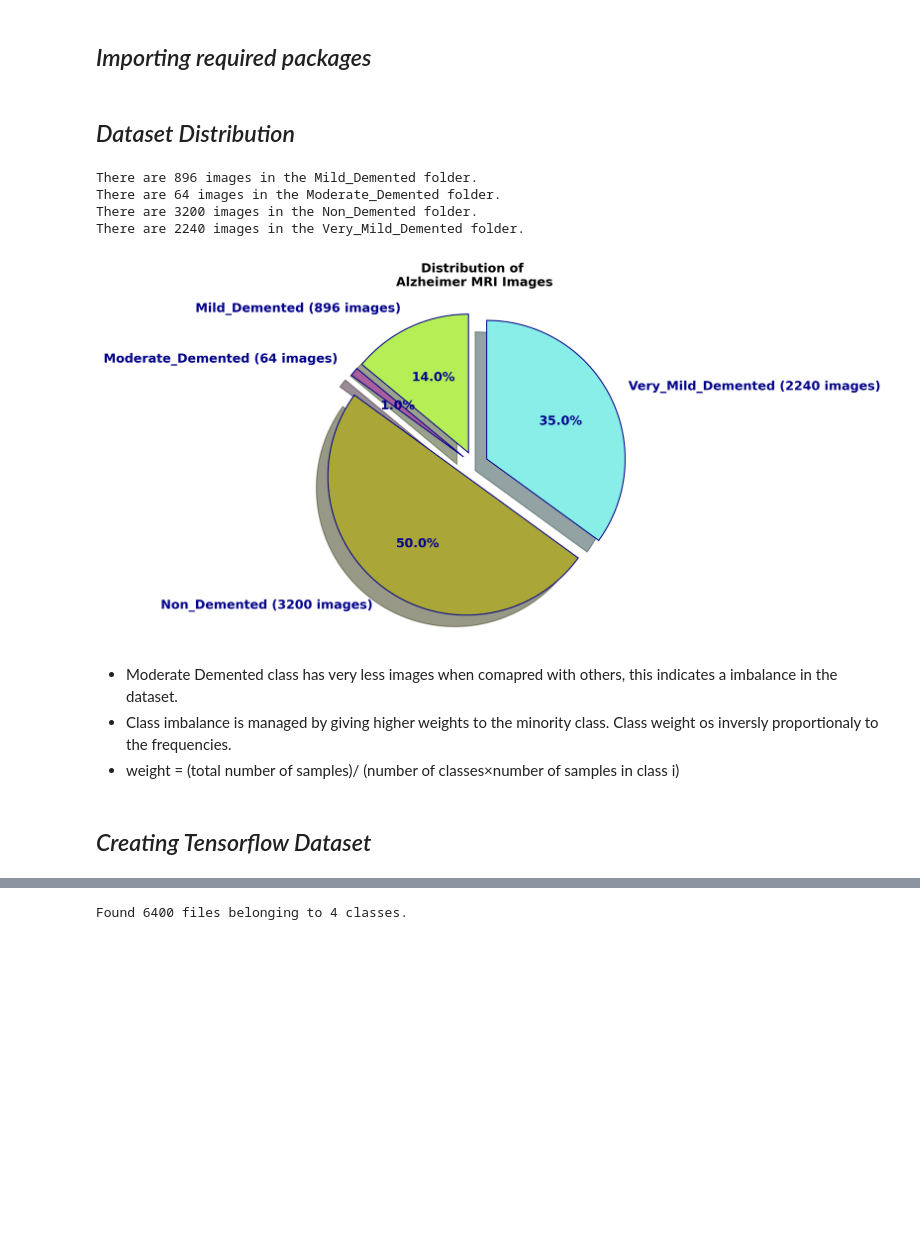
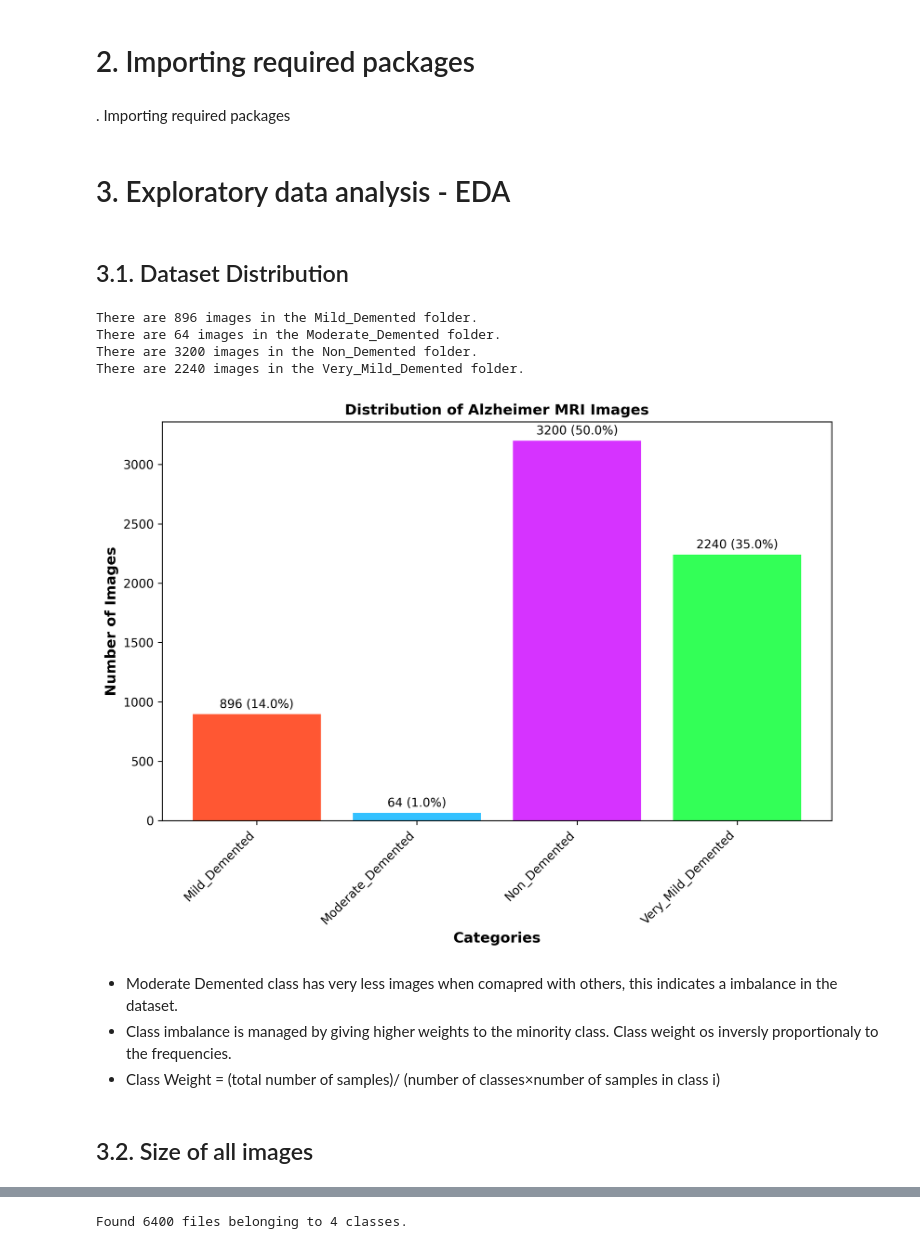
Before and after one commit to sachinjoseph26/Alzheimer-mri-detection, a Jupyter notebook: main.ipynb, the cells around one changed output, grey strips where cells are left out. Saved outputs shown, nothing was run; the diff lists cells and outputs as text; code cells hidden in the pictures; blank space fills up the shorter version.

```diff
--- a/main.ipynb
+++ b/main.ipynb
@@ -12,5 +55,7 @@
+# %% [markdown]
+# 2. Importing required packages
 # %% [markdown]
-## *Importing required packages*
+. Importing required packages
 # %%
 import pandas as pd
 import numpy as np
@@ -33,53 +78,69 @@ from tensorflow.keras import Sequential
 from tensorflow.keras.utils import to_categorical
 from tensorflow.keras.layers import Dense, Dropout, Activation, BatchNormalization, Flatten, Conv2D, MaxPooling2D
 from tensorflow.keras.callbacks import ModelCheckpoint, EarlyStopping
+# %% [markdown]
+# 3. Exploratory data analysis - EDA
 # %% [markdown]
-## *Dataset Distribution*
+## 3.1. Dataset Distribution
 # %%
+import os
+import matplotlib.pyplot as plt
+
 class_dist = {}
 plt.rcParams["figure.figsize"] = (10,6)
 plt.rcParams['figure.dpi'] = 300
-colors = ["#B6EE56", "#A85F9C", "#AAA738", "#89EEE8"]
+colors = ["#FF5733", "#33C1FF", "#D633FF", "#33FF57"]
+
+
 def image_counter(folder_path):
     image_extensions = ['.jpg', '.jpeg', '.png']
-
+    # Traverse the directory and count images
     for root, dirs, _ in os.walk(folder_path):
         for dir_name in dirs:
             dir_path = os.path.join(root, dir_name)
             count = 0
-
             for filename in os.listdir(dir_path):
                 file_ext = os.path.splitext(filename)[1].lower()
-
                 if file_ext in image_extensions:
                     count += 1
-
             class_dist[dir_name] = count
             print(f"There are \033[35m{count}\033[0m images in the {dir_name} folder.")
 
     keys = list(class_dist.keys())
     values = list(class_dist.values())
-    explode = (0.1,)*len(keys)
+    total_images = sum(values)
 
-    labels = [f'{key} ({value} images)' for key, value in zip(keys, values)]
+    # Create a bar chart
+    fig, ax = plt.subplots()
+    bars = ax.bar(keys, values, color=colors[:len(keys)])
+    ax.set_xlabel('Categories', fontsize=12, fontweight='bold')
+    ax.set_ylabel('Number of Images', fontsize=12, fontweight='bold')
+    ax.set_title('Distribution of Alzheimer MRI Images', fontsize=12, fontweight='bold')
+    ax.set_xticklabels(keys, rotation=45, ha="right", fontsize=10)
 
-    plt.pie(values, explode=explode,labels=labels, autopct='%1.1f%%',
-            shadow=True, startangle=90, colors=colors, textprops={'fontsize': 12, "fontweight" : "bold", "color":"darkblue"},  wedgeprops=
-           {'edgecolor':'darkblue'} , labeldistance=1.15)
-    plt.title("Distribution of \nAlzheimer MRI Images", size=12, fontweight="bold")
+    # Add data labels to each bar
+    for bar in bars:
+        height = bar.get_height()
+        percentage = (height / total_images) * 100
+        ax.annotate(f'{height} ({percentage:.1f}%)',
+                    xy=(bar.get_x() + bar.get_width() / 2, height),
+                    xytext=(0, 3),  # 3 points vertical offset
+                    textcoords="offset points",
+                    ha='center', va='bottom')
+
+    plt.show()
 
 PATH = 'Dataset'
-
 image_counter(PATH)
 # %% [output]
 There are 896 images in the Mild_Demented folder.
 There are 64 images in the Moderate_Demented folder.
 There are 3200 images in the Non_Demented folder.
 There are 2240 images in the Very_Mild_Demented folder.
-[figure, old version]
+[figure, new version]
 # %% [markdown]
 * Moderate Demented class has very less images when comapred with others, this indicates a imbalance in the dataset.
 * Class imbalance is managed by giving higher weights to the minority class. Class weight os inversly proportionaly to the frequencies.
-* weight = (total number of samples)/ (number of classes×number of samples in class i)
+* Class Weight = (total number of samples)/ (number of classes×number of samples in class i)
-# %% [markdown]
-## *Creating Tensorflow Dataset*
+# %% [markdown]
+## 3.2. Size of all images
```
Also changed, not shown: parts of 47 cells of this notebook, 2 other files.
